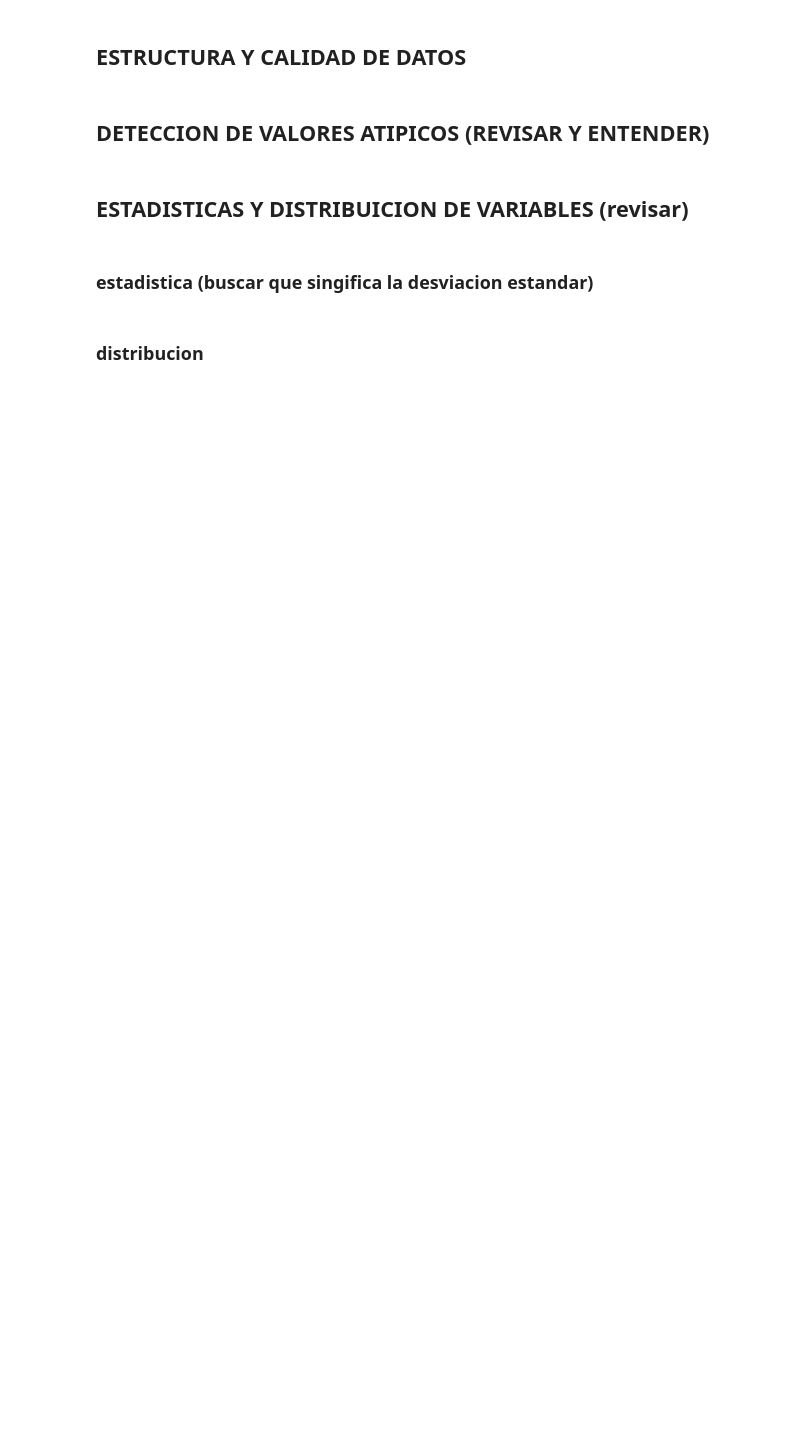
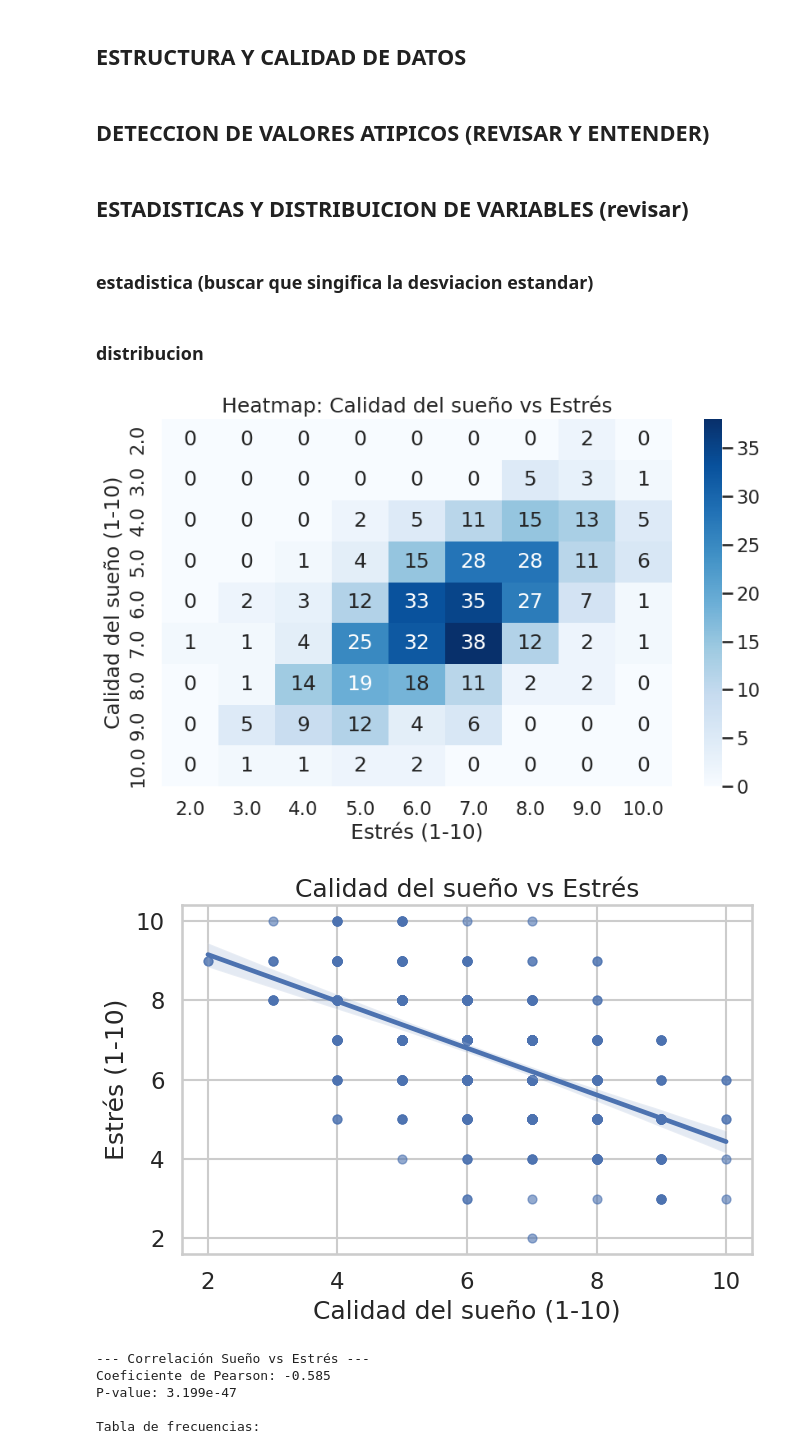
Before and after one commit to Neyder2502/salud-mental-analisis-datos, a Jupyter notebook: notebooks/Julio.ipynb, the cells around one changed output. Drawn from its saved outputs; the diff is of its cells as text; code cells hidden in the pictures; blank space fills up the shorter version.

```diff
--- a/notebooks/Julio.ipynb
+++ b/notebooks/Julio.ipynb
@@ -86,3 +91,47 @@ df['Exercise_Frequency(week)'].value_counts()
 df['Social_Media_Platform'].value_counts()
 # %%
 df['Happiness_Index(1-10)'].value_counts()
+# %%
+# === RELACIÓN 1: Calidad del sueño vs Estrés ===
+
+# Heatmap
+tabla_sueno_estres = df.groupby(["Sleep_Quality(1-10)", "Stress_Level(1-10)"]).size().unstack(fill_value=0)
+
+plt.figure(figsize=(9,6))
+sns.heatmap(tabla_sueno_estres, annot=True, fmt="d", cmap="Blues")
+plt.title("Heatmap: Calidad del sueño vs Estrés")
+plt.xlabel("Estrés (1-10)")
+plt.ylabel("Calidad del sueño (1-10)")
+plt.tight_layout()
+plt.savefig("imgs/sleep_vs_stress_heatmap.png", dpi=300)
+plt.show()
+
+# Scatter + reg
+plt.figure(figsize=(7,5))
+sns.regplot(data=df, x="Sleep_Quality(1-10)", y="Stress_Level(1-10)",
+            scatter_kws={"alpha":0.6, "s":40})
+plt.title("Calidad del sueño vs Estrés")
+plt.xlabel("Calidad del sueño (1-10)")
+plt.ylabel("Estrés (1-10)")
+plt.tight_layout()
+plt.savefig("imgs/sleep_vs_stress_scatter.png", dpi=300)
+plt.show()
+
+# Correlación
+valid = df[["Sleep_Quality(1-10)","Stress_Level(1-10)"]].dropna()
+corr, p = pearsonr(valid.iloc[:,0], valid.iloc[:,1])
+
+print("\n--- Correlación Sueño vs Estrés ---")
+print(f"Coeficiente de Pearson: {corr:.3f}")
+print(f"P-value: {p:.4g}")
+
+print("\nTabla de frecuencias:")
+display(tabla_sueno_estres)
+# %% [output]
+[figure, added]
+[figure, added]
+--- Correlación Sueño vs Estrés ---
+Coeficiente de Pearson: -0.585
+P-value: 3.199e-47
+
+Tabla de frecuencias:
```
Also changed, not shown: parts of 7 cells of this notebook.
